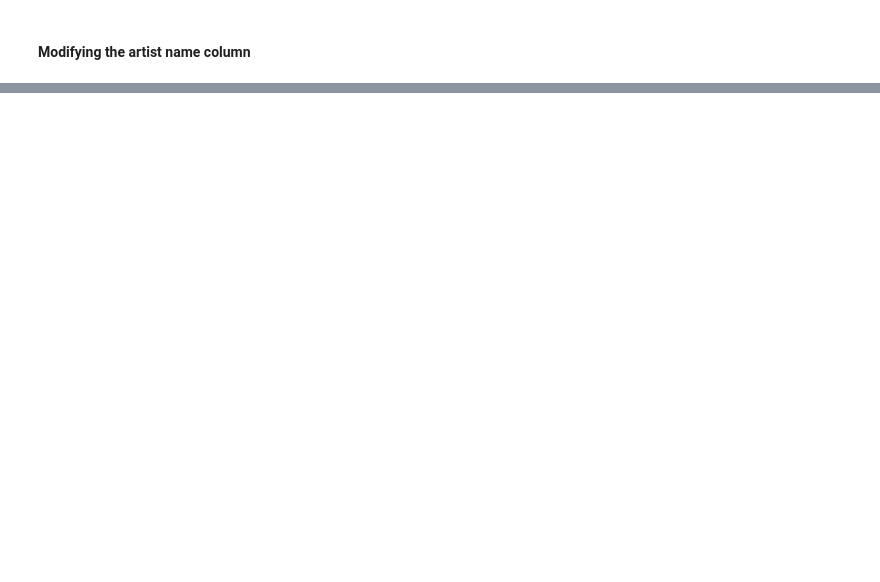
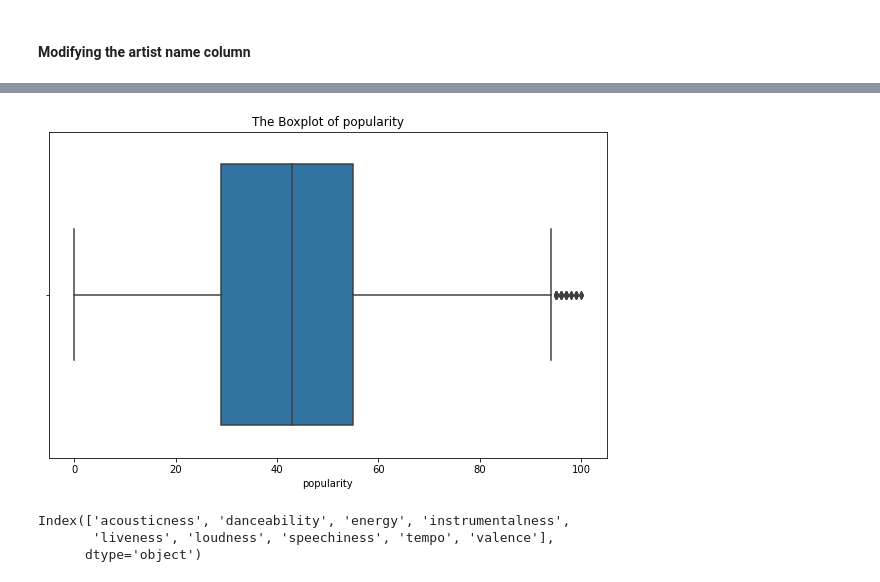
Before and after one commit to McOwino/Spotify_Analysis, a Jupyter notebook: Spottify_Analysis.ipynb, the cells around one changed output, grey strips where cells are left out. Cells and saved outputs as stored; diff of their text form; code cells hidden in the pictures; blank space fills up the shorter version.

```diff
--- a/Spottify_Analysis.ipynb
+++ b/Spottify_Analysis.ipynb
@@ -257,0 +313,14 @@ Name: artist_name, Length: 2909, dtype: int64
+# %%
+plt.figure(figsize=(10,6))
+sns.boxplot(x = "popularity", data = data2)
+plt.title("The Boxplot of popularity")
+plt.xlabel("popularity")
+plt.show()
+# %% [output]
+[figure, added]
+# %%
+data2.select_dtypes(include = ["float","int"]).columns
+# %% [output]
+Index(['acousticness', 'danceability', 'energy', 'instrumentalness',
+       'liveness', 'loudness', 'speechiness', 'tempo', 'valence'],
+      dtype='object')
```
Also changed, not shown: parts of 19 cells of this notebook.
